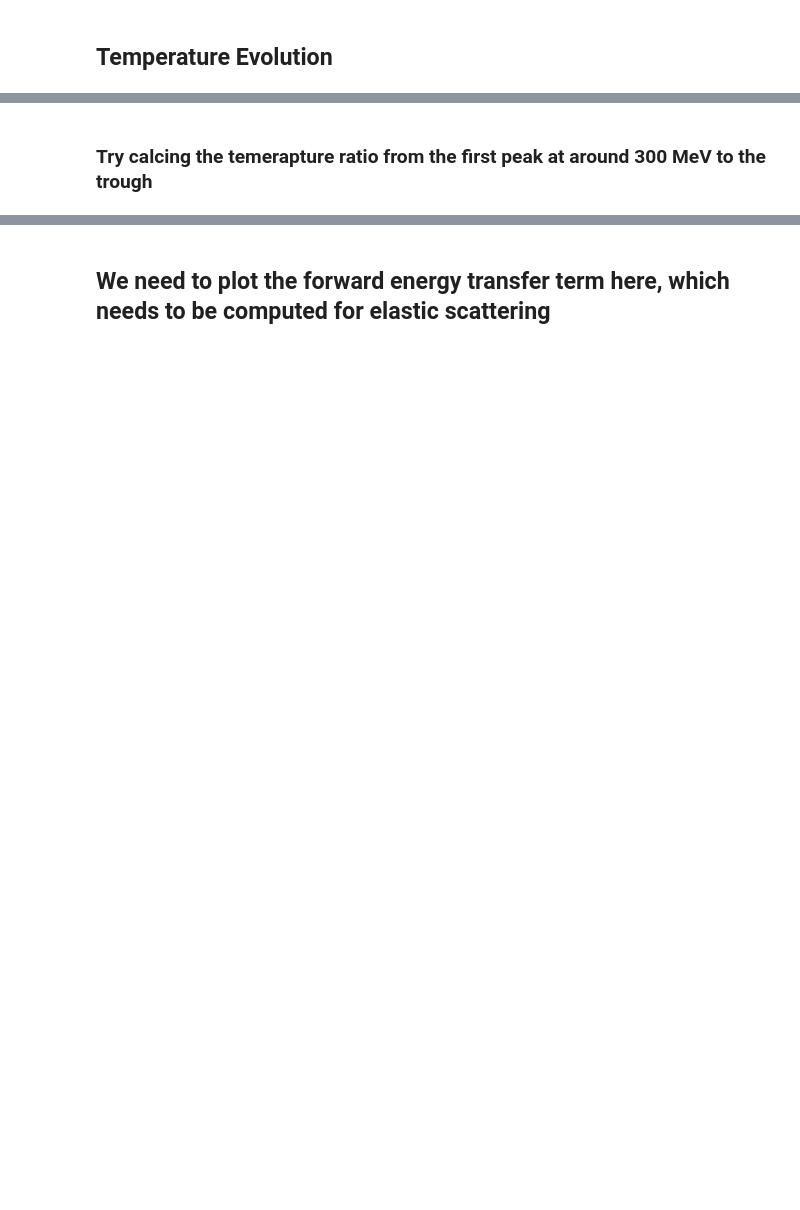
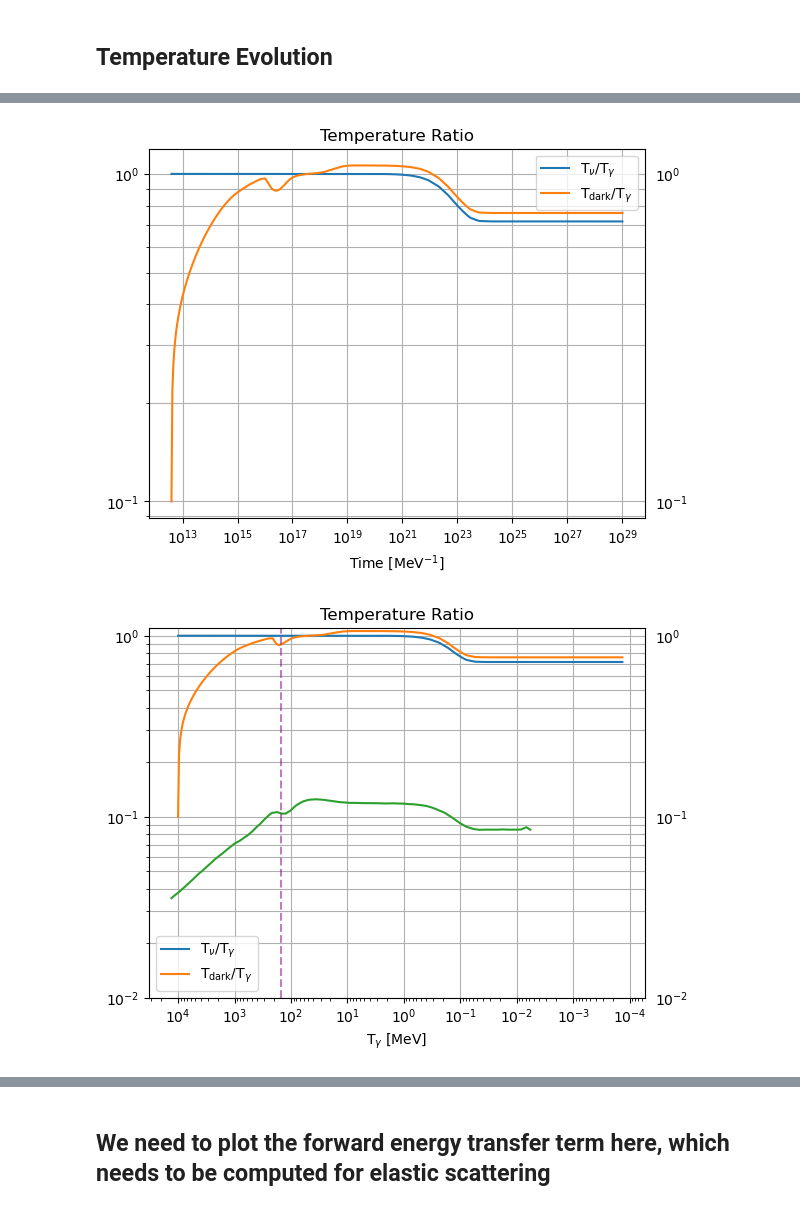
Before and after one commit to Duncan-Adams/mcp_boltzmann, a Jupyter notebook: notebooks/mcp_boltzmann_solver.ipynb, the cells around one changed output, grey strips where cells are left out. Saved outputs shown, nothing was run; the diff lists cells and outputs as text; code cells hidden in the pictures; blank space fills up the shorter version.

```diff
--- a/notebooks/mcp_boltzmann_solver.ipynb
+++ b/notebooks/mcp_boltzmann_solver.ipynb
@@ -237,8 +232,8 @@ plt.show()
 # %%
 fig3_1311_2600_Td_by_Tgam = load_csv('../input/fig/1311.2600_fig3_left_Td_by_Tgam.csv')
 # %%
-plt.plot(sol_bsm.t, sol_bsm.y[1]/sol_bsm.y[0], label=r'T$_\nu$/T$_\gamma$')
-plt.plot(sol_bsm.t, sol_bsm.y[2]/sol_bsm.y[0], label=r'T$_{\rm dark}$/T$_\gamma$')
+plt.plot(time_bsm, T_nu_bsm/T_gam_bsm, label=r'T$_\nu$/T$_\gamma$')
+plt.plot(time_bsm, T_dark_bsm/T_gam_bsm, label=r'T$_{\rm dark}$/T$_\gamma$')
 plt.xscale('log')
 plt.yscale('log')
 
@@ -248,32 +243,35 @@ plt.title('Temperature Ratio')
 plt.tick_params(labelright=True, which='both')
 plt.yticks()
 plt.grid(which='both', axis='y')
 plt.grid(axis='x')
 
 plt.legend()
 
 plt.show()
 
-plt.plot(sol_bsm.y[0], sol_bsm.y[1]/sol_bsm.y[0], label=r'T$_\nu$/T$_\gamma$')
-plt.plot(sol_bsm.y[0], sol_bsm.y[2]/sol_bsm.y[0], label=r'T$_{\rm dark}$/T$_\gamma$')
+plt.plot(T_gam_bsm, T_nu_bsm/T_gam_bsm, label=r'T$_\nu$/T$_\gamma$')
+plt.plot(T_gam_bsm, T_dark_bsm/T_gam_bsm, label=r'T$_{\rm dark}$/T$_\gamma$')
 plt.plot(*fig3_1311_2600_Td_by_Tgam)
 plt.xscale('log')
 plt.yscale('log')
 
 plt.xlabel('T$_\gamma$ [MeV]')
 plt.title('Temperature Ratio')
 
 plt.tick_params(labelright=True, which='both')
 plt.yticks()
 plt.grid(which='both', axis='y')
 plt.grid(axis='x')
 plt.gca().invert_xaxis()
 
 
 plt.ylim(1e-2, 1.1)
 # plt.axvline(200,  color='purple', linestyle='dashed', alpha=0.5, label=r'$\Lambda_{\rm QCD}$')
 plt.axvline(150,  color='purple', linestyle='dashed', alpha=0.5)
 # plt.xlim(0.8e4, 1.1e-2)
 plt.legend()
 
 plt.show()
+# %% [output]
+[figure, added]
+[figure, added]
@@ -287,2 +277,0 @@ def g_star_s(E):
-# %% [markdown]
-### Try calcing the temerapture ratio from the first peak at around 300 MeV to the trough
```
Also changed, not shown: parts of 35 cells of this notebook, 27 other files.
